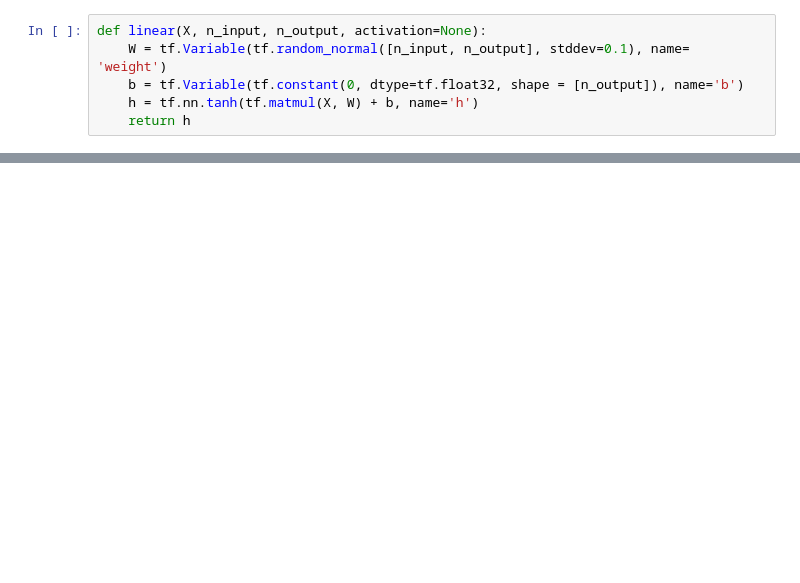
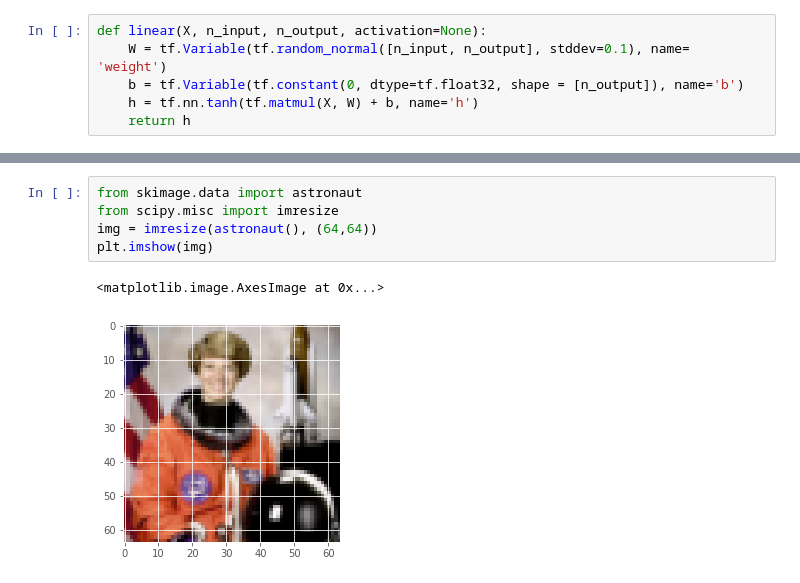
Before and after one commit to goddoe/CADL, a Jupyter notebook: session-2/practice_lecture_2.ipynb, the cells around one changed output, grey strips where cells are left out. Saved outputs shown, nothing was run; the diff lists cells and outputs as text; blank space fills up the shorter version.

```diff
--- a/session-2/practice_lecture_2.ipynb
+++ b/session-2/practice_lecture_2.ipynb
@@ -439,0 +518,8 @@ def linear(X, n_input, n_output, activation=None):
+# %%
+from skimage.data import astronaut
+from scipy.misc import imresize
+img = imresize(astronaut(), (64,64))
+plt.imshow(img)
+# %% [output]
+<matplotlib.image.AxesImage at 0x...>
+[figure, added]
```
Also changed, not shown: parts of 23 cells of this notebook, 5 other files.
